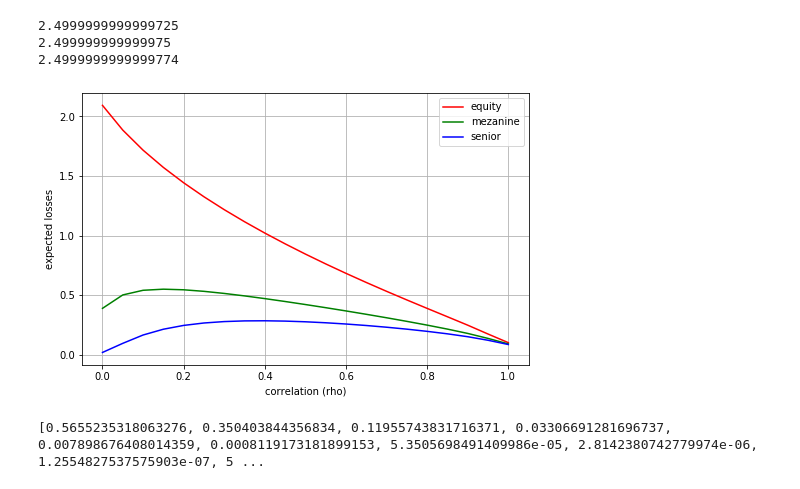
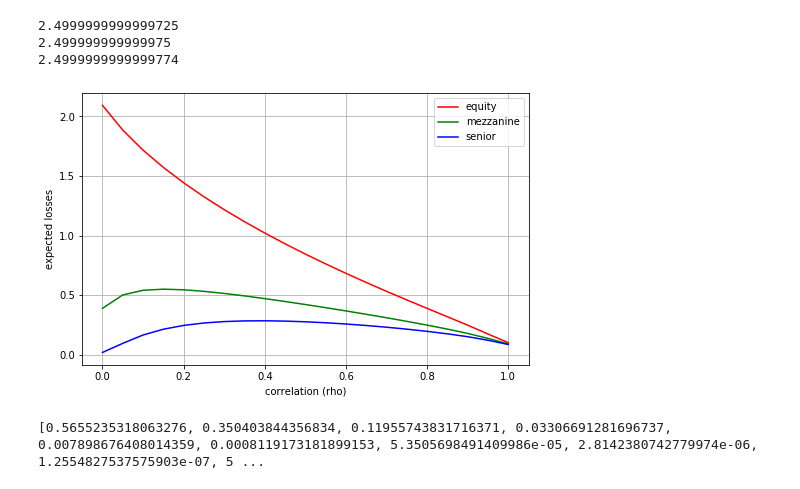
Before and after one commit to matteosan1/finance_course, a Jupyter notebook: libro/cash_cdo.ipynb, the cells around one changed output. Cells and saved outputs as stored; diff of their text form; code cells hidden in the pictures.

```diff
--- a/libro/cash_cdo.ipynb
+++ b/libro/cash_cdo.ipynb
@@ -81,17 +79,17 @@ for i in range(len(tranches)):
 # %%
 from matplotlib import pyplot as plt
 
 plt.figure(figsize=(8,5))
 plt.plot(np.arange(0, 1.05, 0.05), res[0], label="equity", color='red')
-plt.plot(np.arange(0, 1.05, 0.05), res[1], label="mezanine", color='green')
+plt.plot(np.arange(0, 1.05, 0.05), res[1], label="mezzanine", color='green')
 plt.plot(np.arange(0, 1.05, 0.05), res[2], label="senior", color='blue')
 plt.grid(True)
 plt.xlabel("correlation (rho)")
 plt.ylabel("expected losses")
 plt.legend()
 plt.show()
 # %% [output]
-[figure, old version]
+[figure, new version]
 # %%
 N=10
 # probabilities of default of the each name
```
Also changed, not shown: parts of 2 cells of this notebook, 12 other files.
